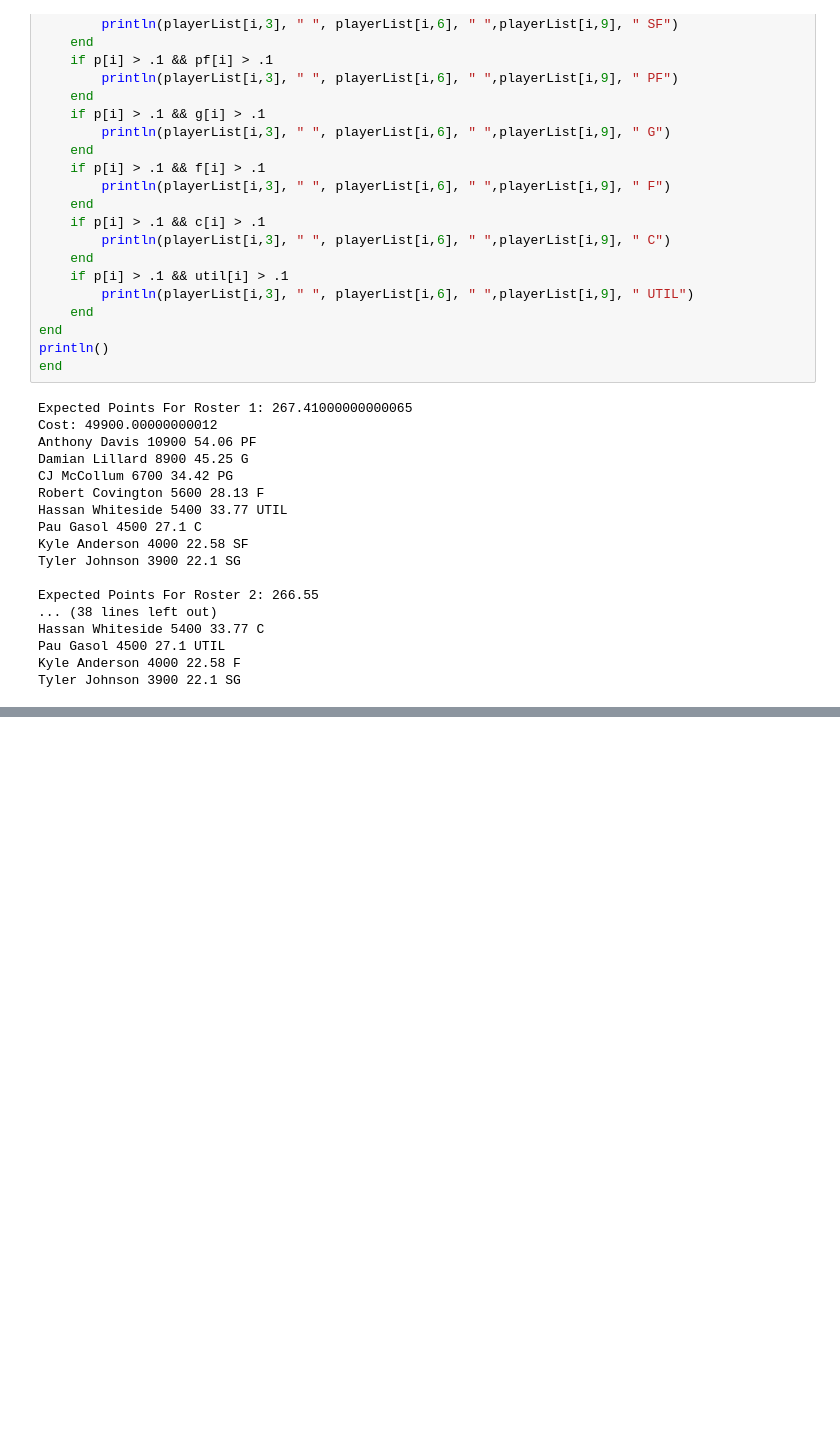
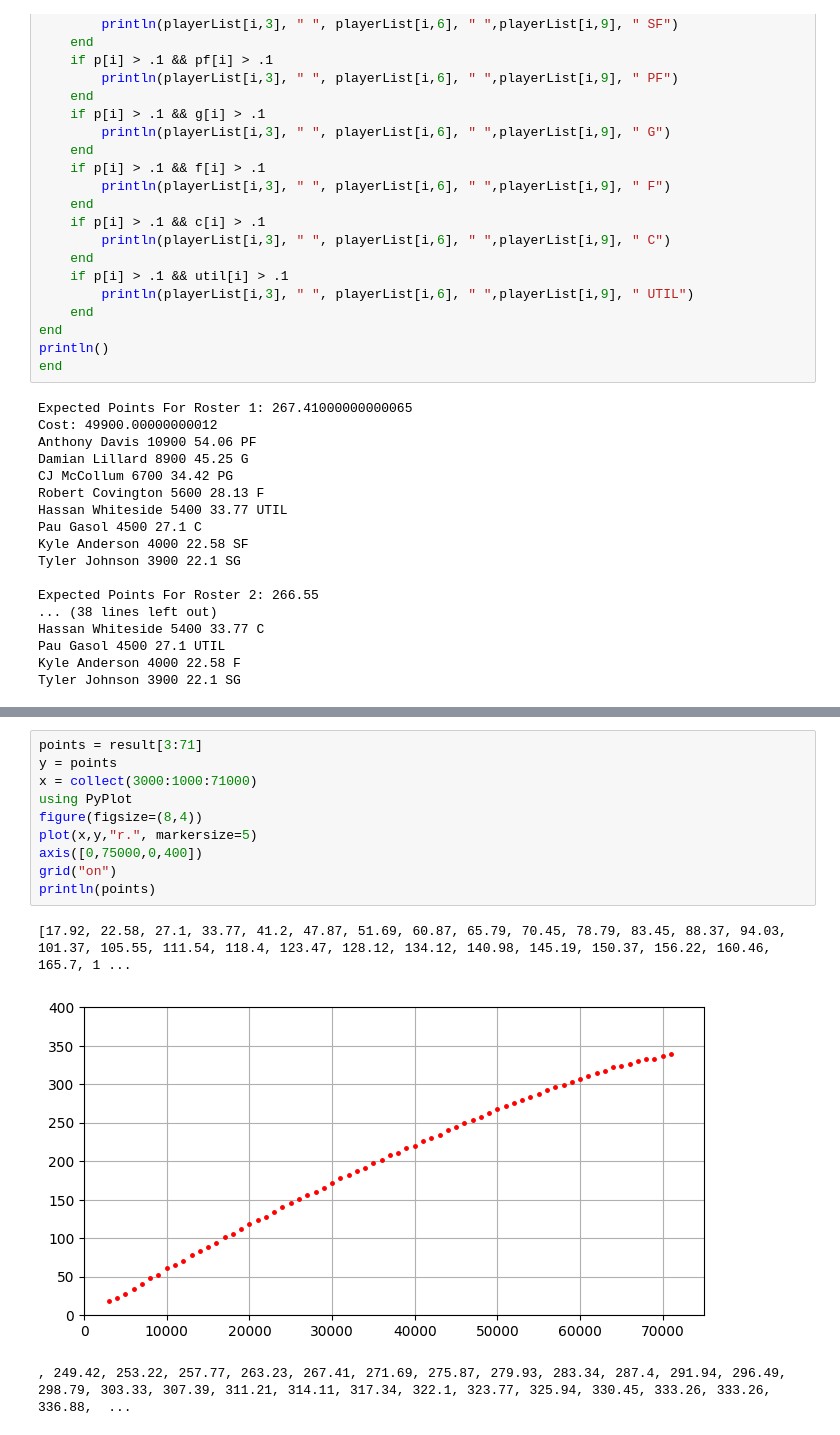
Before and after one commit to Shabehehe/524Final, a Jupyter notebook: CS524 Final Julia Code.ipynb, the cells around one changed output, grey strips where cells are left out. Saved outputs shown, nothing was run; the diff lists cells and outputs as text; blank space fills up the shorter version.

```diff
--- a/CS524 Final Julia Code.ipynb
+++ b/CS524 Final Julia Code.ipynb
@@ -469,0 +640,14 @@ Tyler Johnson 3900 22.1 SG
+# %%
+points = result[3:71]
+y = points
+x = collect(3000:1000:71000)
+using PyPlot
+figure(figsize=(8,4))
+plot(x,y,"r.", markersize=5)
+axis([0,75000,0,400])
+grid("on")
+println(points)
+# %% [output]
+[17.92, 22.58, 27.1, 33.77, 41.2, 47.87, 51.69, 60.87, 65.79, 70.45, 78.79, 83.45, 88.37, 94.03, 101.37, 105.55, 111.54, 118.4, 123.47, 128.12, 134.12, 140.98, 145.19, 150.37, 156.22, 160.46, 165.7, 1 ...
+[figure, added]
+, 249.42, 253.22, 257.77, 263.23, 267.41, 271.69, 275.87, 279.93, 283.34, 287.4, 291.94, 296.49, 298.79, 303.33, 307.39, 311.21, 314.11, 317.34, 322.1, 323.77, 325.94, 330.45, 333.26, 333.26, 336.88,  ...
```
Also changed, not shown: parts of 10 cells of this notebook, 2 other files.
